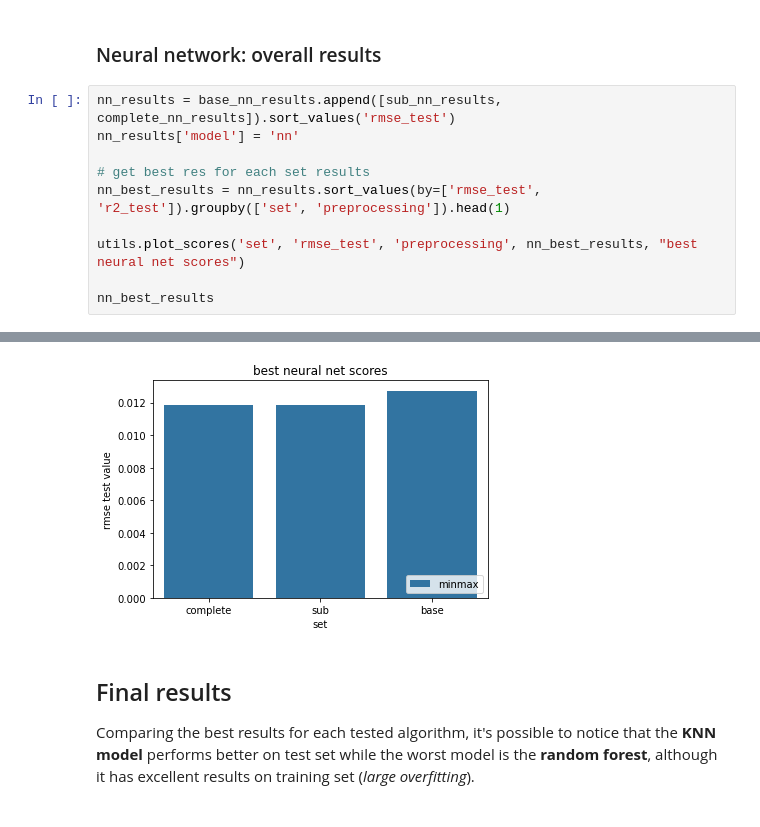
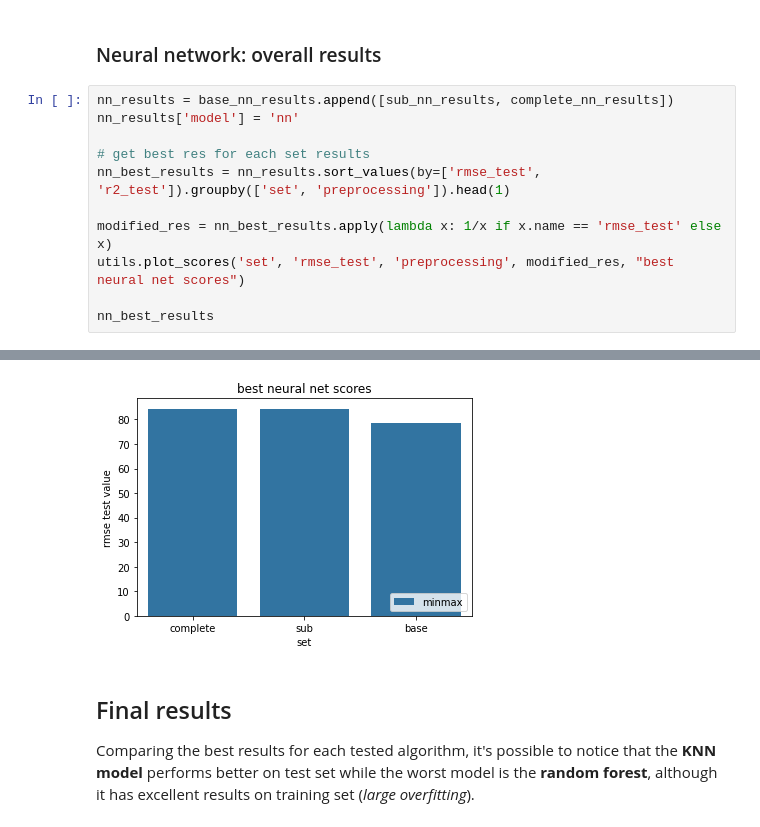
Before and after one commit to burububbu/context-aware-analysis, a Jupyter notebook: noise prediction analysis/models_analysis.ipynb, the cells around one changed output, grey strips where cells are left out. Cells and saved outputs as stored; diff of their text form.

```diff
--- a/noise prediction analysis/models_analysis.ipynb
+++ b/noise prediction analysis/models_analysis.ipynb
@@ -446,21 +446,22 @@ complete_nn_results.sort_values('r2_test').head(3)
 # %% [markdown]
 ### Neural network: overall results
 # %%
-nn_results = base_nn_results.append([sub_nn_results, complete_nn_results]).sort_values('rmse_test')
+nn_results = base_nn_results.append([sub_nn_results, complete_nn_results])
 nn_results['model'] = 'nn'
 
 # get best res for each set results
 nn_best_results = nn_results.sort_values(by=['rmse_test', 'r2_test']).groupby(['set', 'preprocessing']).head(1)
 
-utils.plot_scores('set', 'rmse_test', 'preprocessing', nn_best_results, "best neural net scores")
+modified_res = nn_best_results.apply(lambda x: 1/x if x.name == 'rmse_test' else x)
+utils.plot_scores('set', 'rmse_test', 'preprocessing', modified_res, "best neural net scores")
 
 nn_best_results
 # %% [output]
 |  | mse_train | rmse_train | r2_train | mse_test | rmse_test | r2_test | params | mean_ms_epochs | ... |
 | 31 | 0.000133 | 0.011554 | 0.414799 | 0.000140 | 0.011850 | 0.332761 | {'hs': 200, 'n_layers': 3, 'n_epo... | [0.0021953876462898086, 0.0003283... | ... |
 | 38 | 0.000129 | 0.011341 | 0.436180 | 0.000141 | 0.011883 | 0.329054 | {'hs': 200, 'n_layers': 3, 'n_epo... | [0.0013990761986601033, 0.0003259... | ... |
 | 48 | 0.000166 | 0.012866 | 0.274314 | 0.000162 | 0.012733 | 0.229670 | {'hs': 50, 'n_layers': 5, 'n_epoc... | [0.00023199337574995445, 0.000225... | ... |
-[figure, old version]
+[figure, new version]
 # %% [markdown]
 ## Final results
 
```
Also changed, not shown: parts of 1 cell of this notebook.
